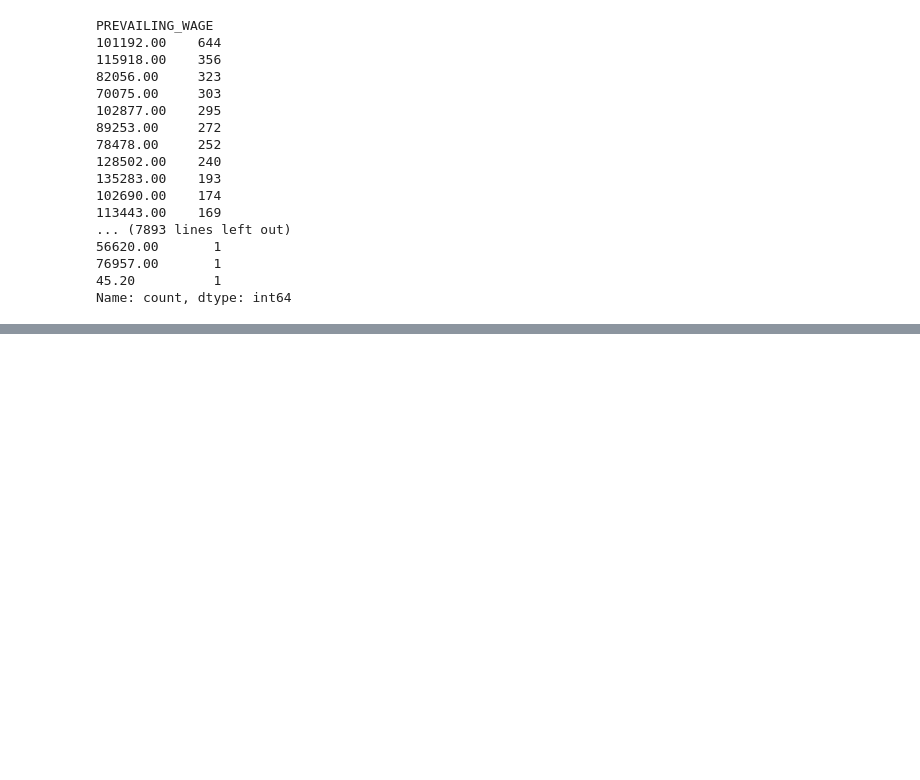
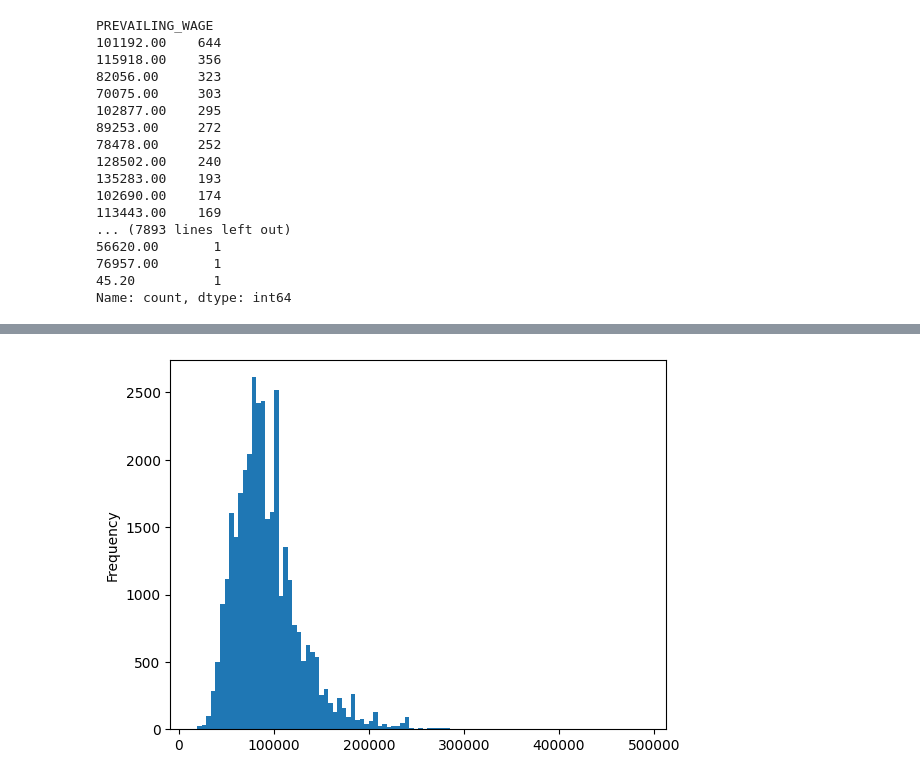
Before and after one commit to Tinashe-04/CareerPalz, a Jupyter notebook: LCA_Disclosure_Data_FY2023_Q4.ipynb, the cells around one changed output, grey strips where cells are left out. Saved outputs shown, nothing was run; the diff lists cells and outputs as text; code cells hidden in the pictures; blank space fills up the shorter version.

Commit message:
Analyzing Prevailing Wage data

```diff
--- a/LCA_Disclosure_Data_FY2023_Q4.ipynb
+++ b/LCA_Disclosure_Data_FY2023_Q4.ipynb
@@ -379,3 +379,7 @@ PREVAILING_WAGE
 76957.00       1
 45.20          1
 Name: count, dtype: int64
+# %%
+# let's see what the prevailing wage was for all of the entries whose unit of pay was the 'Year'
+certified_h1b_year = certified_h1b[certified_h1b['PW_UNIT_OF_PAY'] == 'Year']
+certified_h1b_year.info()
@@ -381,0 +404,5 @@ Name: count, dtype: int64
+# %%
+# let's see what the different PREVAILING_WAGE values are for the certified_h1b_year data frame
+certified_h1b_year['PREVAILING_WAGE'].plot(kind='hist', bins=100);
+# %% [output]
+[figure, added]
```
Also changed, not shown: parts of 1 cell of this notebook.
